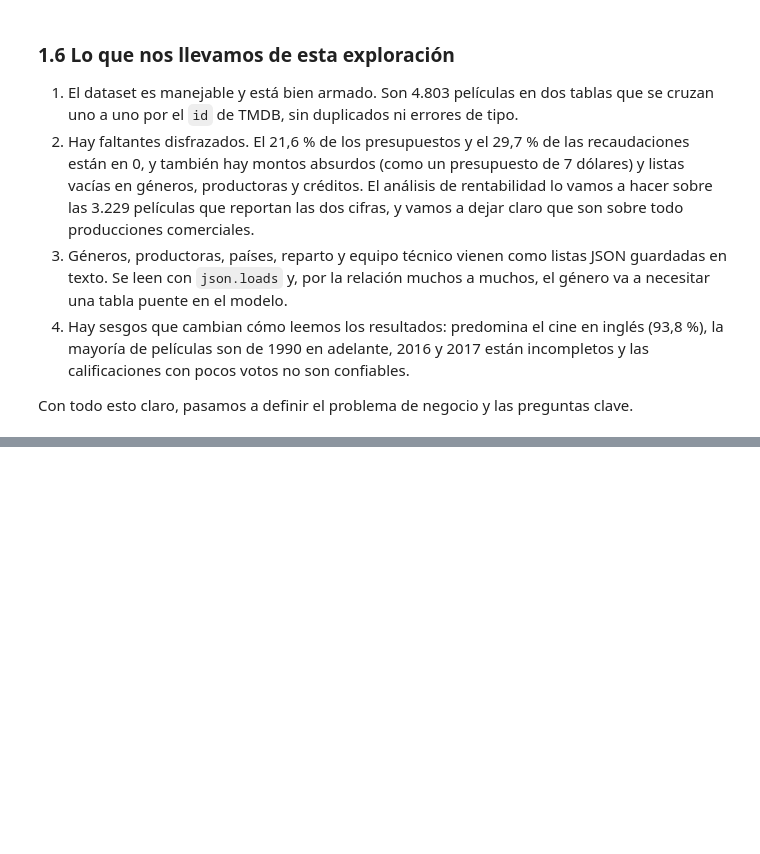
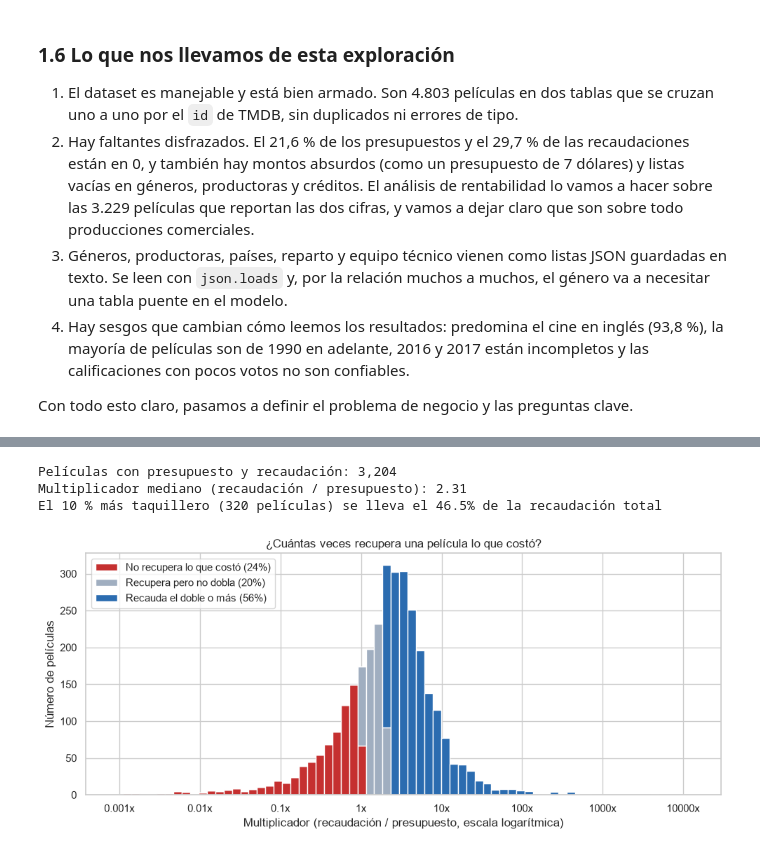
Before and after one commit to JulianHZ711/analisis-datos-evento-3, a Jupyter notebook: notebooks/01_comprension_problema.ipynb, the cells around one changed output, grey strips where cells are left out. Drawn from its saved outputs; the diff is of its cells as text; code cells hidden in the pictures; blank space fills up the shorter version.

```diff
--- a/notebooks/01_comprension_problema.ipynb
+++ b/notebooks/01_comprension_problema.ipynb
@@ -442,0 +453,45 @@ Con todo esto claro, pasamos a definir el problema de negocio y las preguntas cl
+# %%
+from matplotlib.ticker import FuncFormatter
+
+MONTO_MINIMO = 10_000
+UMBRAL_RENTABLE = 2
+AZUL, ROJO, GRIS = "#2b6cb0", "#c53030", "#a0aec0"
+MESES = ["Ene", "Feb", "Mar", "Abr", "May", "Jun", "Jul", "Ago", "Sep", "Oct", "Nov", "Dic"]
+
+estrenadas = movies[movies["status"] == "Released"]
+finanzas = estrenadas[(estrenadas["budget"] >= MONTO_MINIMO)
+                      & (estrenadas["revenue"] >= MONTO_MINIMO)].copy()
+finanzas["multiplicador"] = finanzas["revenue"] / finanzas["budget"]
+
+recaudacion = finanzas["revenue"].sort_values(ascending=False)
+top_10 = recaudacion.head(len(recaudacion) // 10)
+
+print(f"Películas con presupuesto y recaudación: {len(finanzas):,}")
+print(f"Multiplicador mediano (recaudación / presupuesto): {finanzas['multiplicador'].median():.2f}")
+print(f"El 10 % más taquillero ({len(top_10)} películas) se lleva el "
+      f"{top_10.sum() / recaudacion.sum():.1%} de la recaudación total")
+# %% [output]
+Películas con presupuesto y recaudación: 3,204
+Multiplicador mediano (recaudación / presupuesto): 2.31
+El 10 % más taquillero (320 películas) se lleva el 46.5% de la recaudación total
+# %%
+zona = pd.cut(finanzas["multiplicador"], [0, 1, UMBRAL_RENTABLE, np.inf], right=False,
+              labels=["No recupera lo que costó", "Recupera pero no dobla", "Recauda el doble o más"])
+porcentajes = zona.value_counts(normalize=True)
+bordes = np.logspace(np.log10(finanzas["multiplicador"].min()),
+                     np.log10(finanzas["multiplicador"].max()), 70)
+
+fig, ax = plt.subplots(figsize=(10, 4.5))
+ax.hist([finanzas.loc[zona == nombre, "multiplicador"] for nombre in zona.cat.categories],
+        bins=bordes, stacked=True, color=[ROJO, GRIS, AZUL],
+        label=[f"{nombre} ({porcentajes[nombre]:.0%})" for nombre in zona.cat.categories])
+ax.set_xscale("log")
+ax.xaxis.set_major_formatter(FuncFormatter(lambda valor, _: f"{valor:g}x"))
+ax.set_title("¿Cuántas veces recupera una película lo que costó?")
+ax.set_xlabel("Multiplicador (recaudación / presupuesto, escala logarítmica)")
+ax.set_ylabel("Número de películas")
+ax.legend(loc="upper left")
+plt.tight_layout()
+plt.show()
+# %% [output]
+[figure, added]
```
Also changed, not shown: parts of 6 cells of this notebook.
